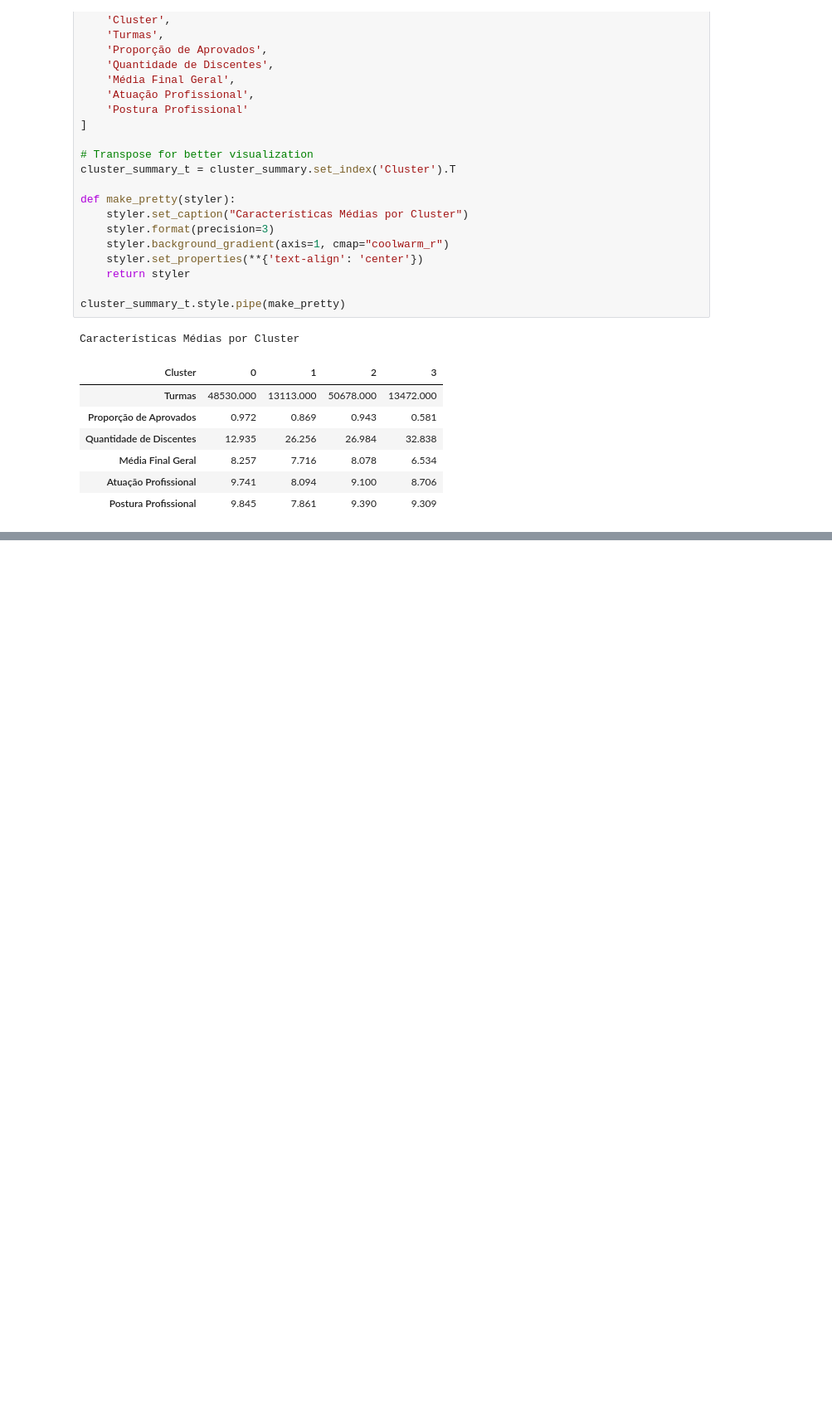
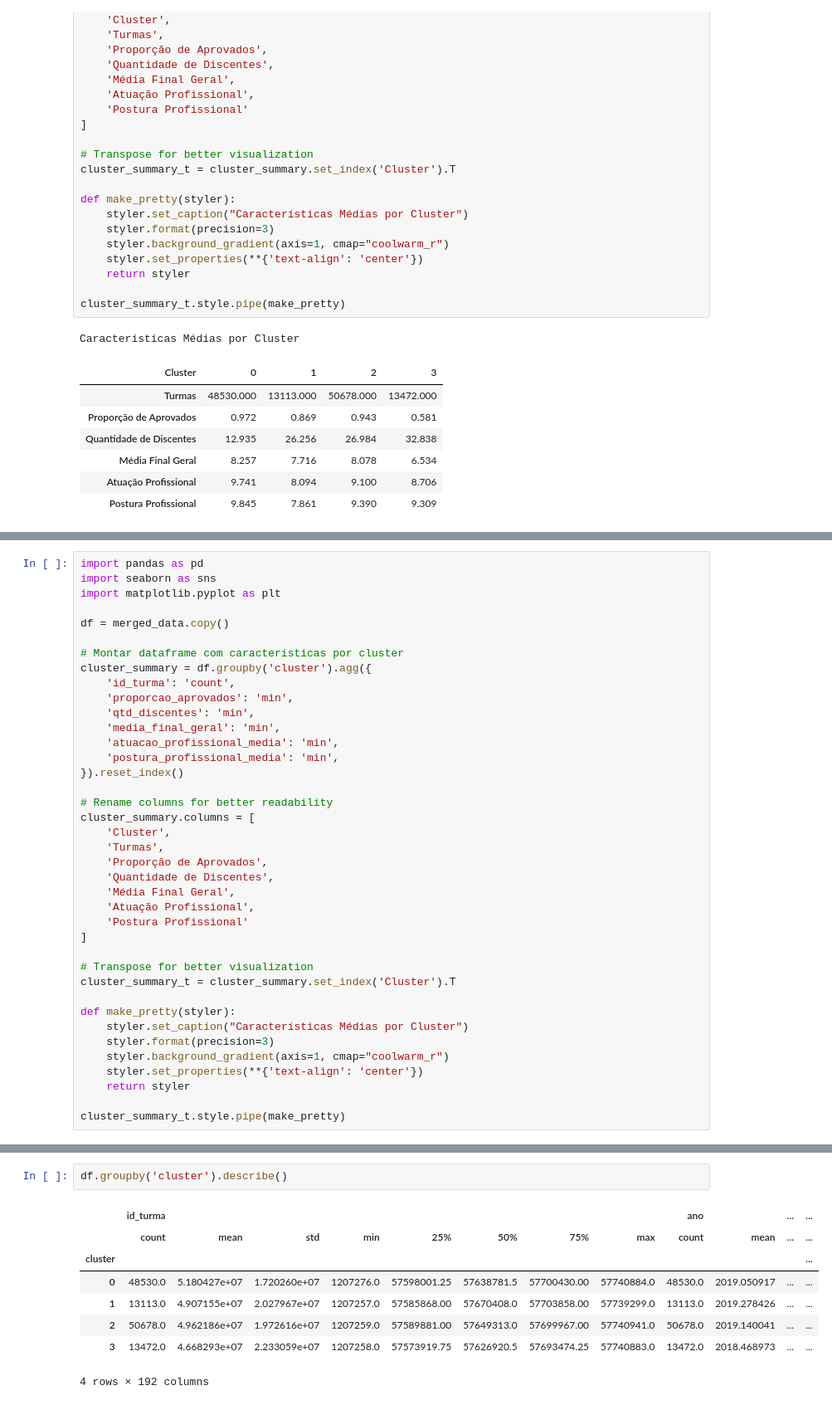
Before and after one commit to PETCC-UFRN/data-pet, a Jupyter notebook: ENAPET2025/clustering/analise_clusters.ipynb, the cells around one changed output, grey strips where cells are left out. Shown: that part at 83% size. Drawn from its saved outputs; the diff is of its cells as text; blank space fills up the shorter version.

```diff
--- a/ENAPET2025/clustering/analise_clusters.ipynb
+++ b/ENAPET2025/clustering/analise_clusters.ipynb
@@ -231,0 +398,39 @@ Características Médias por Cluster
+# %%
+import pandas as pd
+import seaborn as sns
+import matplotlib.pyplot as plt
+
+df = merged_data.copy()
+
+# Montar dataframe com características por cluster
+cluster_summary = df.groupby('cluster').agg({
+    'id_turma': 'count',
+    'proporcao_aprovados': 'min',
+    'qtd_discentes': 'min',
+    'media_final_geral': 'min',
+    'atuacao_profissional_media': 'min',
+    'postura_profissional_media': 'min',
+}).reset_index()
+
+# Rename columns for better readability
+cluster_summary.columns = [
+    'Cluster',
+    'Turmas',
+    'Proporção de Aprovados',
+    'Quantidade de Discentes',
+    'Média Final Geral',
+    'Atuação Profissional',
+    'Postura Profissional'
+]
+
+# Transpose for better visualization
+cluster_summary_t = cluster_summary.set_index('Cluster').T
+
+def make_pretty(styler):
+    styler.set_caption("Características Médias por Cluster")
+    styler.format(precision=3)
+    styler.background_gradient(axis=1, cmap="coolwarm_r")
+    styler.set_properties(**{'text-align': 'center'})
+    return styler
+
+cluster_summary_t.style.pipe(make_pretty)
@@ -231,0 +446,11 @@ Características Médias por Cluster
+# %%
+df.groupby('cluster').describe()
+# %% [output]
+|  | id_turma |  |  |  |  |  |  |  | ano |  | ... | ... |
+|  | count | mean | std | min | 25% | 50% | 75% | max | count | mean | ... | ... |
+| cluster |  |  |  |  |  |  |  |  |  |  |  | ... |
+| 0 | 48530.0 | 5.180427e+07 | 1.720260e+07 | 1207276.0 | 57598001.25 | 57638781.5 | 57700430.00 | 57740884.0 | 48530.0 | 2019.050917 | ... | ... |
+| 1 | 13113.0 | 4.907155e+07 | 2.027967e+07 | 1207257.0 | 57585868.00 | 57670408.0 | 57703858.00 | 57739299.0 | 13113.0 | 2019.278426 | ... | ... |
+| 2 | 50678.0 | 4.962186e+07 | 1.972616e+07 | 1207259.0 | 57589881.00 | 57649313.0 | 57699967.00 | 57740941.0 | 50678.0 | 2019.140041 | ... | ... |
+| 3 | 13472.0 | 4.668293e+07 | 2.233059e+07 | 1207258.0 | 57573919.75 | 57626920.5 | 57693474.25 | 57740883.0 | 13472.0 | 2018.468973 | ... | ... |
+4 rows × 192 columns
```
Also changed, not shown: parts of 6 cells of this notebook, 1 other file.
